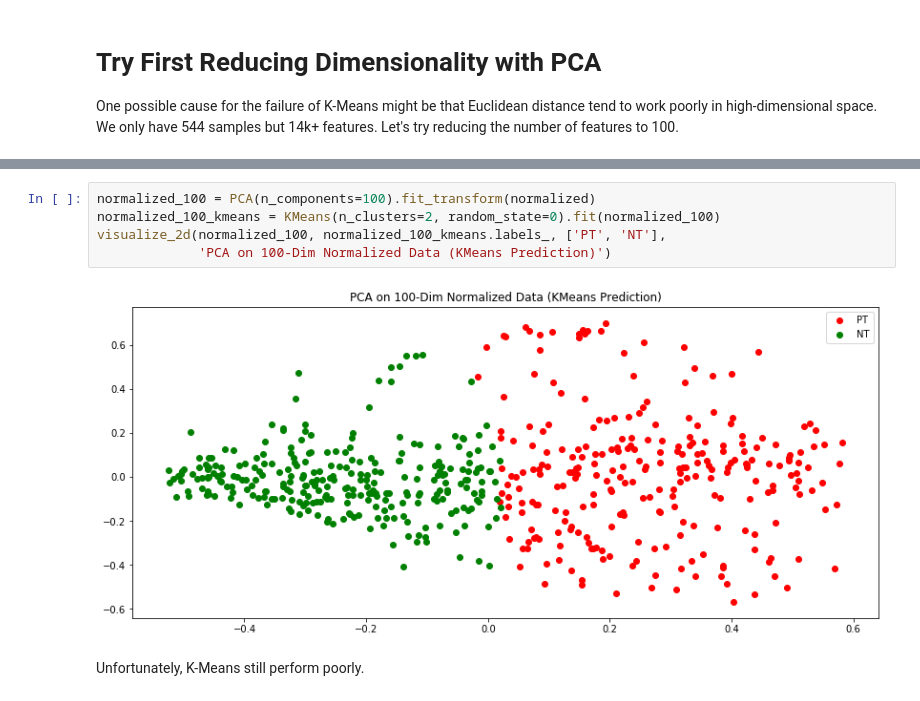
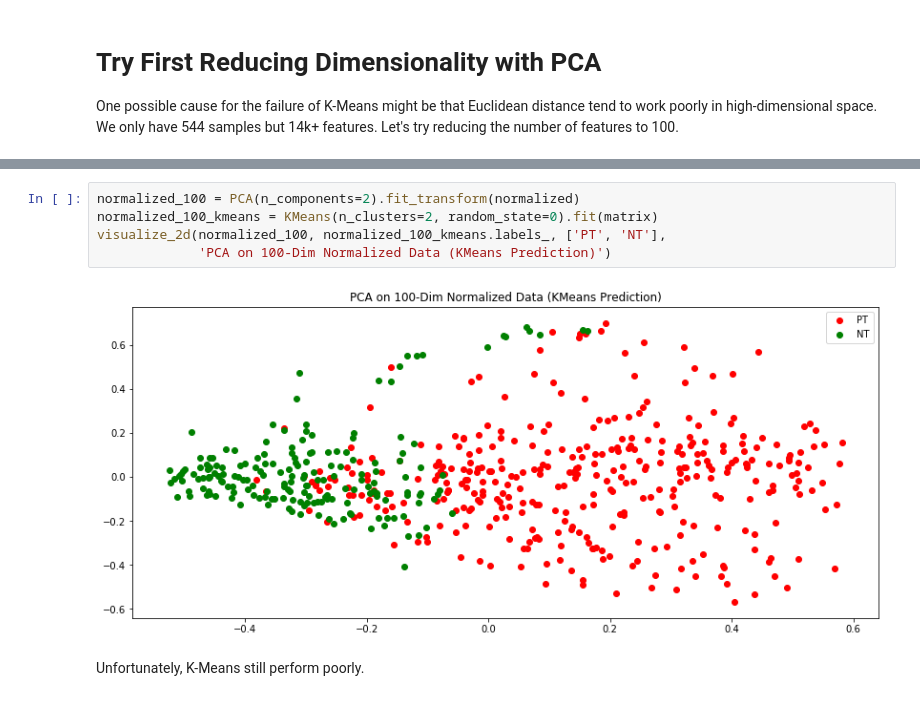
Before and after one commit to RuolinZheng08/cmsc33750-machine-learning-and-cancer, a Jupyter notebook: hw2/hw2.ipynb, the cells around one changed output, grey strips where cells are left out. Saved outputs shown, nothing was run; the diff lists cells and outputs as text.

```diff
--- a/hw2/hw2.ipynb
+++ b/hw2/hw2.ipynb
@@ -213,10 +227,10 @@ One possible cause for the failure of K-Means might be that Euclidean distance t
 # %%
-normalized_100 = PCA(n_components=100).fit_transform(normalized)
-normalized_100_kmeans = KMeans(n_clusters=2, random_state=0).fit(normalized_100)
+normalized_100 = PCA(n_components=2).fit_transform(normalized)
+normalized_100_kmeans = KMeans(n_clusters=2, random_state=0).fit(matrix)
 visualize_2d(normalized_100, normalized_100_kmeans.labels_, ['PT', 'NT'],
              'PCA on 100-Dim Normalized Data (KMeans Prediction)')
 # %% [output]
-[figure, old version]
+[figure, new version]
 # %% [markdown]
 Unfortunately, K-Means still perform poorly.
 # %% [markdown]
```
Also changed, not shown: parts of 1 cell of this notebook, 1 other file.
